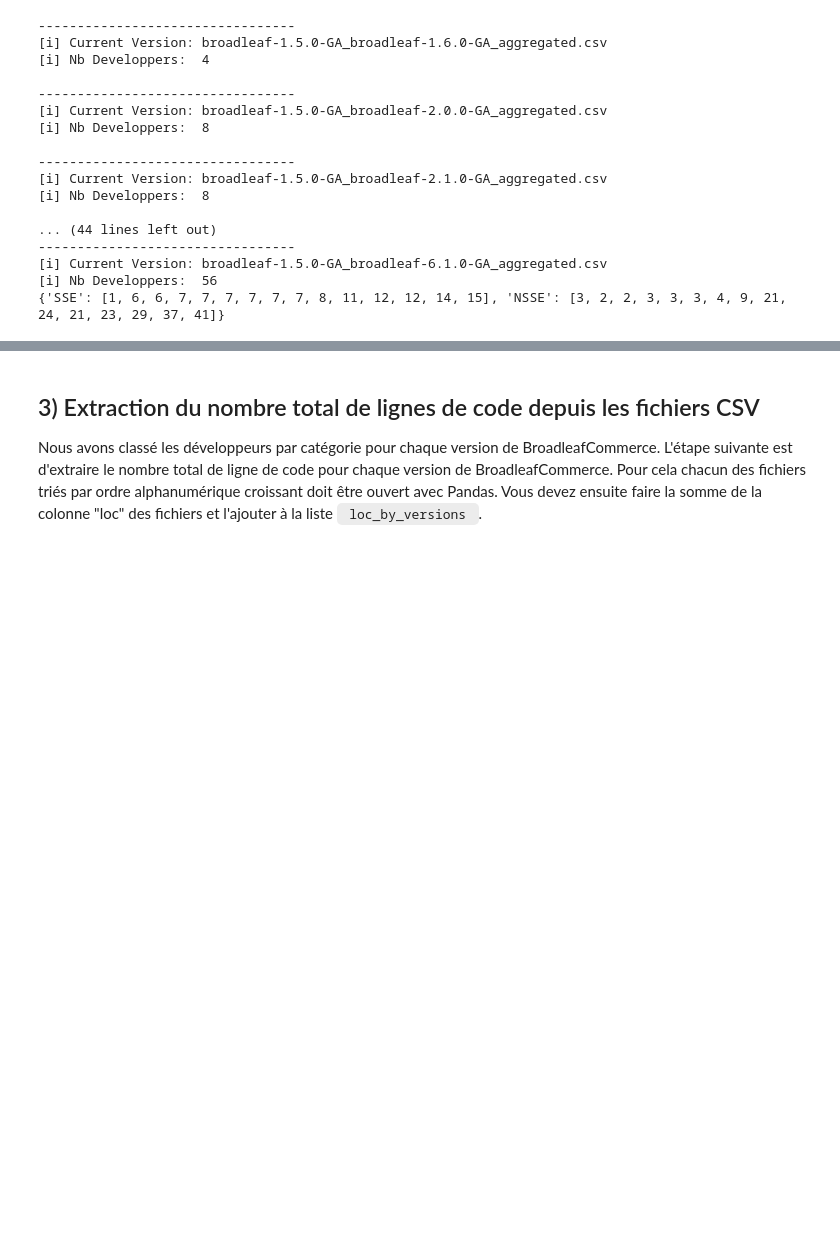
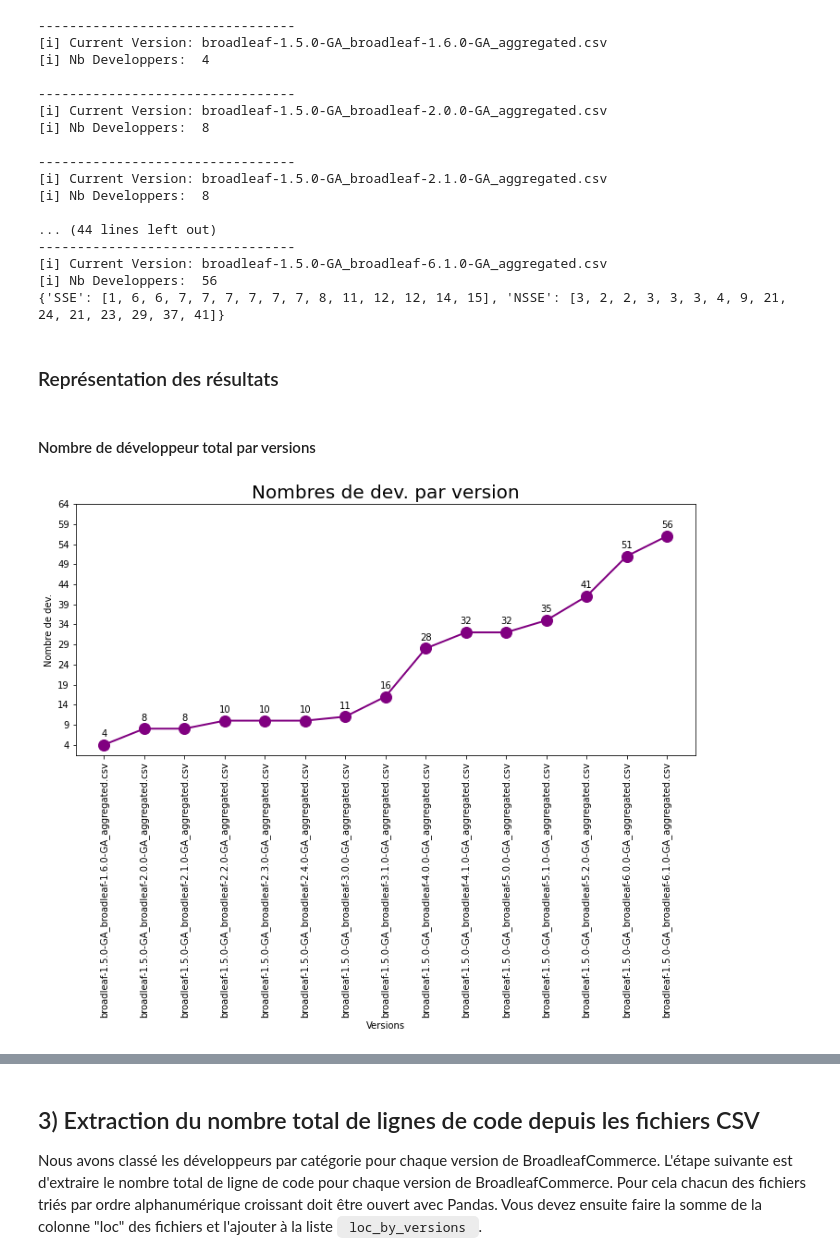
Before and after one commit to DocAmaroo/MetricExtraction, a Jupyter notebook: developers_classification.ipynb, the cells around one changed output, grey strips where cells are left out. Cells and saved outputs as stored; diff of their text form; code cells hidden in the pictures; blank space fills up the shorter version.

```diff
--- a/developers_classification.ipynb
+++ b/developers_classification.ipynb
@@ -234,31 +243,36 @@ print(dict_classified_dev)
 [i] Current Version: broadleaf-1.5.0-GA_broadleaf-6.1.0-GA_aggregated.csv
 [i] Nb Developpers:  56
 {'SSE': [1, 6, 6, 7, 7, 7, 7, 7, 7, 8, 11, 12, 12, 14, 15], 'NSSE': [3, 2, 2, 3, 3, 3, 4, 9, 21, 24, 21, 23, 29, 37, 41]}
+# %% [markdown]
+### Représentation des résultats
+# %% [markdown]
+#### Nombre de développeur total par versions
 # %%
-def create_plot(title, x, y,
-    xticksRotate=False,
-    xlabel="", ylabel=""):
+x = list_versions
+y = dev_by_version
 
-    fig = plt.figure(figsize=(12,5))
-    ax = fig.add_subplot(111)
-    plt.plot(x, y,
-            marker='o', markersize=12,
-            linewidth=2, color='purple')
+fig = plt.figure(figsize=(12,5))
+ax = fig.add_subplot(111)
+plt.plot(x, y,
+        marker='o', markersize=12,
+        linewidth=2, color='purple')
 
-    # --- Cosmetic
-    if (title): plt.title(label=title, fontsize=20)
-    plt.xlabel(xlabel)
-    plt.ylabel(ylabel)
+# --- Cosmetic
+plt.title(label="Nombres de dev. par version", fontsize=20)
+plt.xlabel("Versions")
+plt.ylabel("Nombre de dev.")
 
-    if (xticksRotate): plt.xticks(rotation=90)
+plt.xticks(rotation=90)
 
-    # --- Labels on marker
-    for a,b in zip(x, y):
-        plt.text(a, b+2, str(b), ha="center")
+# --- Labels on marker
+for a,b in zip(x, y):
+    plt.text(a, b+2, str(b), ha="center")
 
-    # --- Ticks
-    yticks_min = round(np.amin(y))
-    yticks_max = round(np.amax(y))+10
-    plt.yticks(np.arange(yticks_min, yticks_max, 5))
+# --- Ticks
+yticks_min = round(np.amin(y))
+yticks_max = round(np.amax(y))+10
+plt.yticks(np.arange(yticks_min, yticks_max, 5))
 
-    plt.show()
+plt.show()
+# %% [output]
+[figure, added]
```
Also changed, not shown: parts of 18 cells of this notebook.
